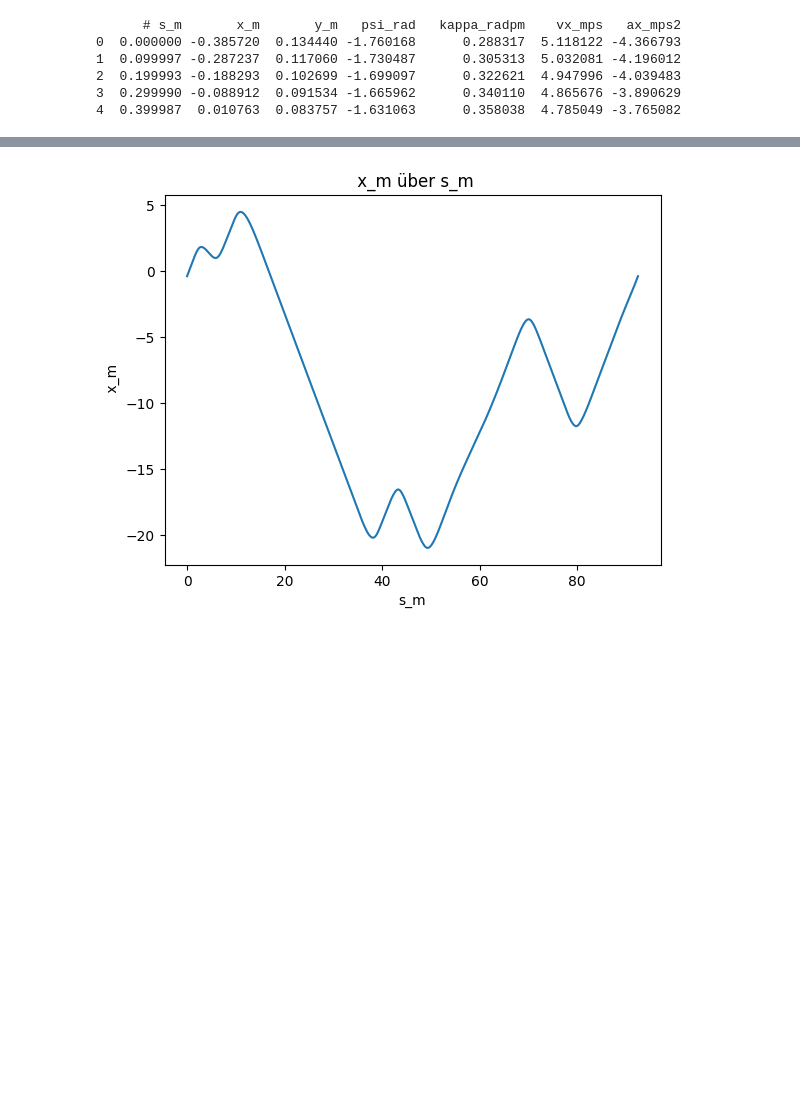
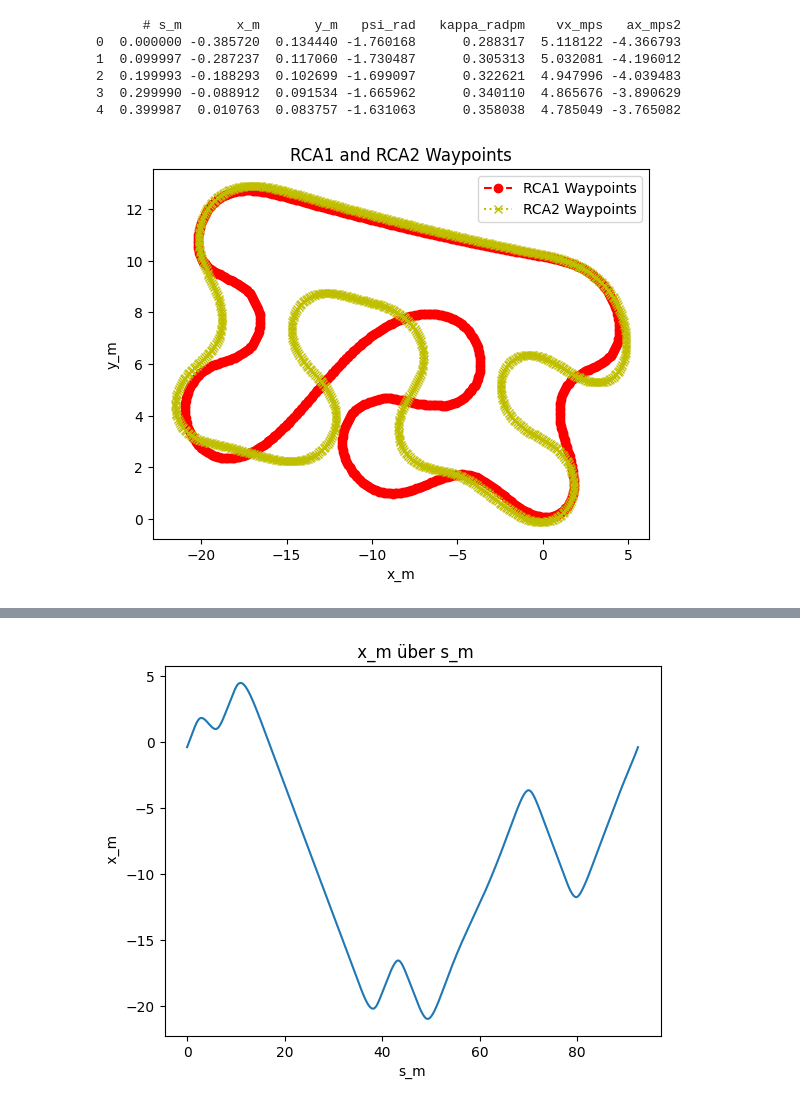
Before and after one commit to F1Tenth-INI/f1tenth_development_gym, a Jupyter notebook: run/Jupyter_notebook/plot_waypoints.ipynb, the cells around one changed output, grey strips where cells are left out. Saved outputs shown, nothing was run; the diff lists cells and outputs as text; code cells hidden in the pictures; blank space fills up the shorter version.

```diff
--- a/run/Jupyter_notebook/plot_waypoints.ipynb
+++ b/run/Jupyter_notebook/plot_waypoints.ipynb
@@ -7,9 +11,12 @@ import yaml
 # %%
 # Map parameters
 map_name = 'RCA1'
+map_name2 = 'RCA2'
 dir_name = 'utilities/maps'
 map_dir = os.path.join(dir_name, map_name)
+map_dir2 = os.path.join(dir_name, map_name2)
 waypoints_file = os.path.join(map_dir, map_name + '_wp.csv')
+waypoints_file2 = os.path.join(map_dir2, map_name2 + '_wp.csv')
 reverse_waypoints_file = os.path.join(map_dir, map_name + '_wp_reverse.csv')
 image_path = os.path.join(map_dir, map_name + '.png')
-print(image_path)
+image_path2 = os.path.join(map_dir2, map_name2 + '.png')
@@ -57,3 +62,42 @@ print(waypoints_df.head())
 2  0.199993 -0.188293  0.102699 -1.699097      0.322621  4.947996 -4.039483
 3  0.299990 -0.088912  0.091534 -1.665962      0.340110  4.865676 -3.890629
 4  0.399987  0.010763  0.083757 -1.631063      0.358038  4.785049 -3.765082
+# %%
+# Read the reverse waypoints file
+waypoints_df2 = pd.read_csv(path_dir(waypoints_file2))
+
+# Create a figure
+fig, ax = plt.subplots()
+
+
+# Rotate the reverse waypoints by 30 degrees clockwise
+theta = np.radians(-14.9)
+rotation_matrix = np.array([[np.cos(theta), -np.sin(theta)], [np.sin(theta), np.cos(theta)]])
+rotated_coords = np.dot(waypoints_df2[[' x_m', ' y_m']], rotation_matrix.T)
+
+# Shift the rotated reverse waypoints by 2 units in the x direction
+shifted_coords = rotated_coords.copy()
+shifted_coords[:, 0] -= 1.5
+shifted_coords[:, 1] += 0.5
+
+# Plot the original waypoints
+ax.plot(waypoints_df[' x_m'], waypoints_df[' y_m'], color='r', marker='o', linestyle='dashed', label= map_name + ' Waypoints')
+
+# # Plot the reverse waypoints
+# ax.plot(waypoints_df2[' x_m'], waypoints_df2[' y_m'], color='b', marker='x', linestyle='dotted', label=map_name2+ ' Waypoints')
+
+# Plot the shifted rotated reverse waypoints
+ax.plot(shifted_coords[:, 0], shifted_coords[:, 1], color='y', marker='x', linestyle='dotted', label=map_name2 + ' Waypoints')
+
+# # Plot the rotated reverse waypoints
+# ax.plot(rotated_coords[:, 0], rotated_coords[:, 1], color='g', marker='x', linestyle='dotted', label=map_name2 + ' Waypoints Rotated')
+
+# Set labels
+ax.set_xlabel('x_m')
+ax.set_ylabel('y_m')
+ax.set_title(map_name + ' and ' + map_name2 + ' Waypoints')
+ax.legend()
+
+plt.show()
+# %% [output]
+[figure, added]
```
Also changed, not shown: parts of 5 cells of this notebook, 8 other files.
